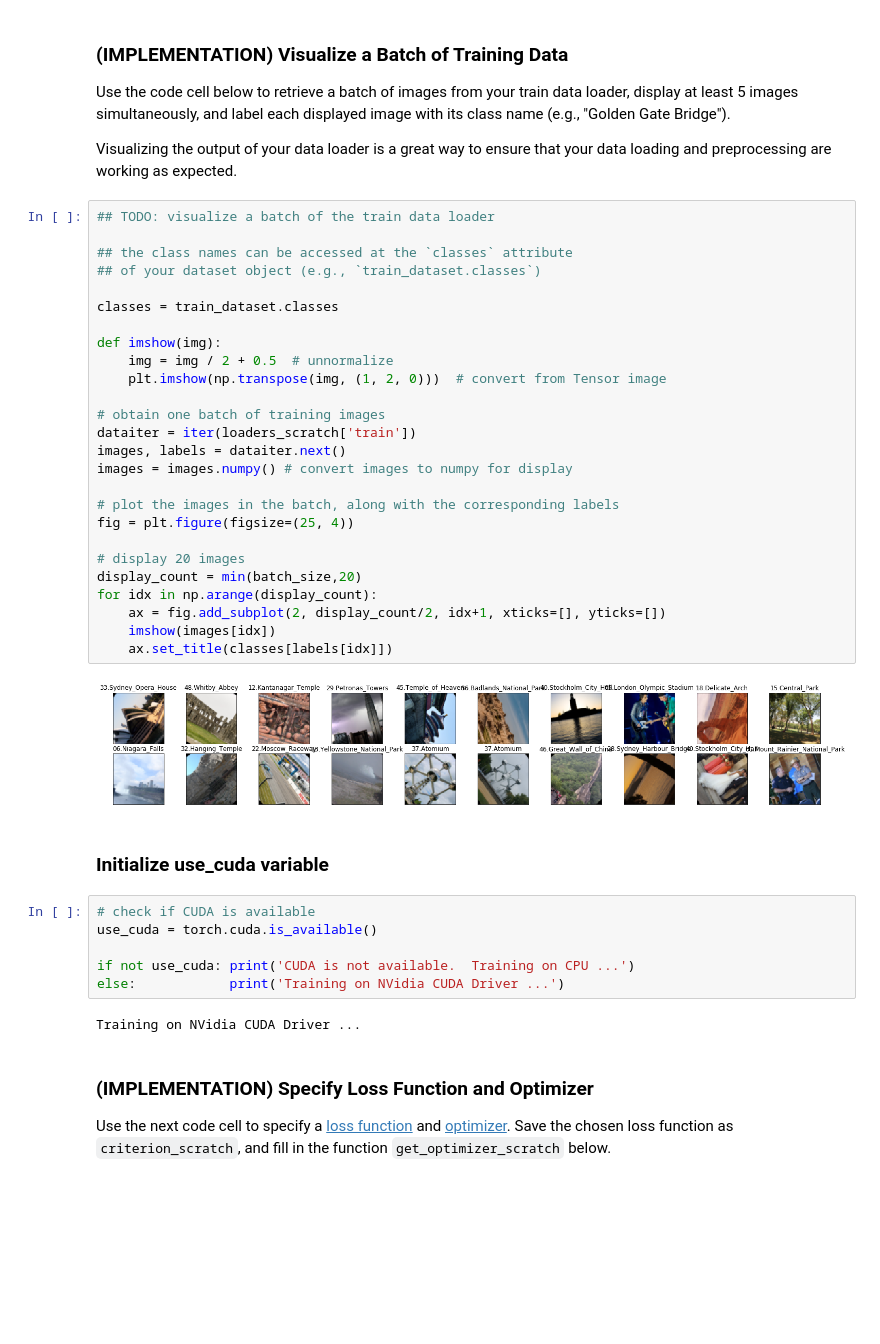
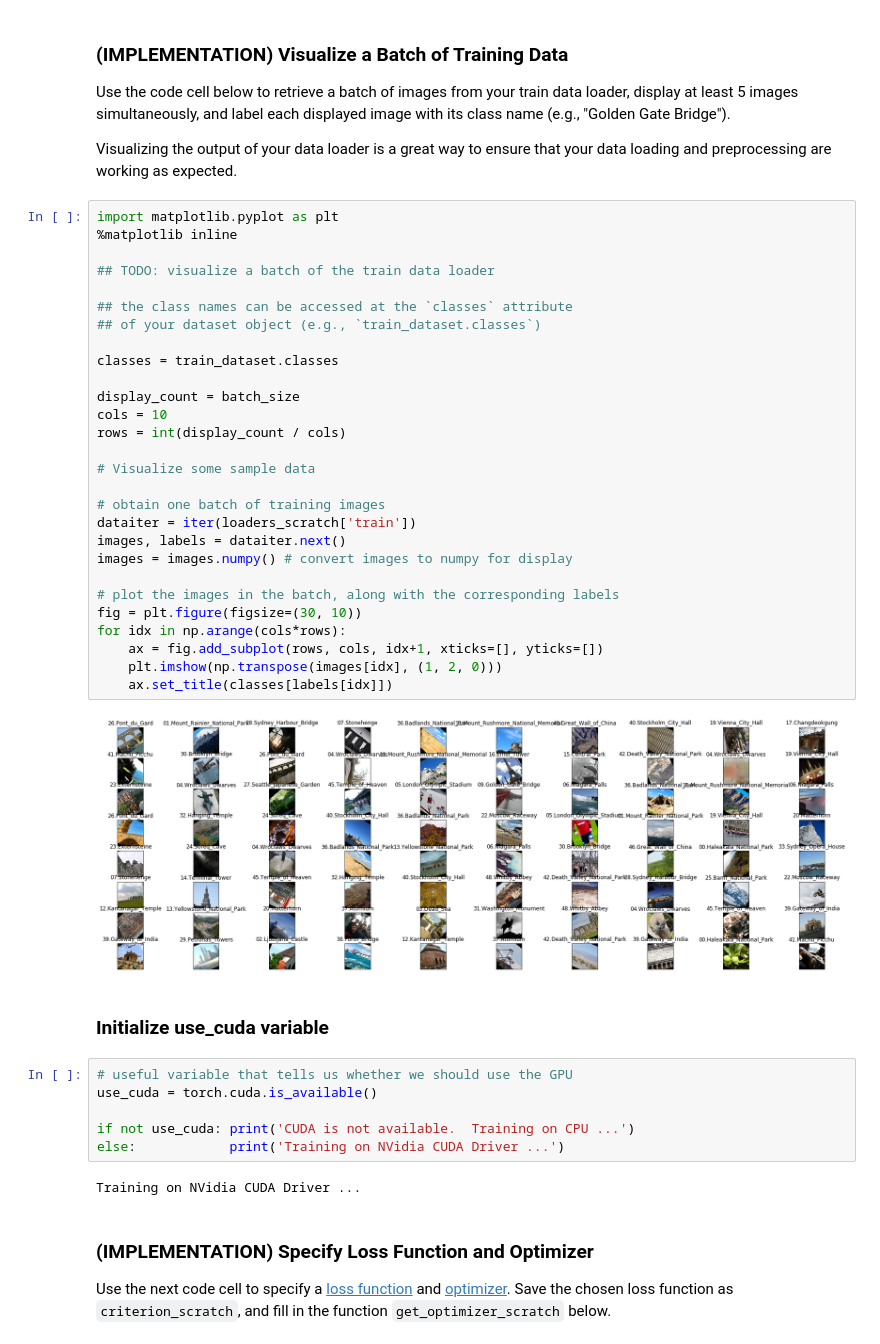
Before and after one commit to rmcsantos/Udacity, a Jupyter notebook: landmark_project/landmark.ipynb, the cells around one changed output. Drawn from its saved outputs; the diff is of its cells as text; blank space fills up the shorter version.

```diff
--- a/landmark_project/landmark.ipynb
+++ b/landmark_project/landmark.ipynb
@@ -270,37 +200,39 @@ Use the code cell below to retrieve a batch of images from your train data loade
 
 Visualizing the output of your data loader is a great way to ensure that your data loading and preprocessing are working as expected.
 # %%
+import matplotlib.pyplot as plt
+%matplotlib inline
+
 ## TODO: visualize a batch of the train data loader
 
 ## the class names can be accessed at the `classes` attribute
 ## of your dataset object (e.g., `train_dataset.classes`)
 
 classes = train_dataset.classes
 
-def imshow(img):
-    img = img / 2 + 0.5  # unnormalize
-    plt.imshow(np.transpose(img, (1, 2, 0)))  # convert from Tensor image
+display_count = batch_size
+cols = 10
+rows = int(display_count / cols)
+
+# Visualize some sample data
 
 # obtain one batch of training images
 dataiter = iter(loaders_scratch['train'])
 images, labels = dataiter.next()
 images = images.numpy() # convert images to numpy for display
 
 # plot the images in the batch, along with the corresponding labels
-fig = plt.figure(figsize=(25, 4))
-
-# display 20 images
-display_count = min(batch_size,20)
-for idx in np.arange(display_count):
-    ax = fig.add_subplot(2, display_count/2, idx+1, xticks=[], yticks=[])
-    imshow(images[idx])
+fig = plt.figure(figsize=(30, 10))
+for idx in np.arange(cols*rows):
+    ax = fig.add_subplot(rows, cols, idx+1, xticks=[], yticks=[])
+    plt.imshow(np.transpose(images[idx], (1, 2, 0)))
     ax.set_title(classes[labels[idx]])
 # %% [output]
-[figure, old version]
+[figure, new version]
 # %% [markdown]
 ### Initialize use_cuda variable
 # %%
-# check if CUDA is available
+# useful variable that tells us whether we should use the GPU
 use_cuda = torch.cuda.is_available()
 
 if not use_cuda: print('CUDA is not available.  Training on CPU ...')
```
Also changed, not shown: parts of 36 cells of this notebook.
